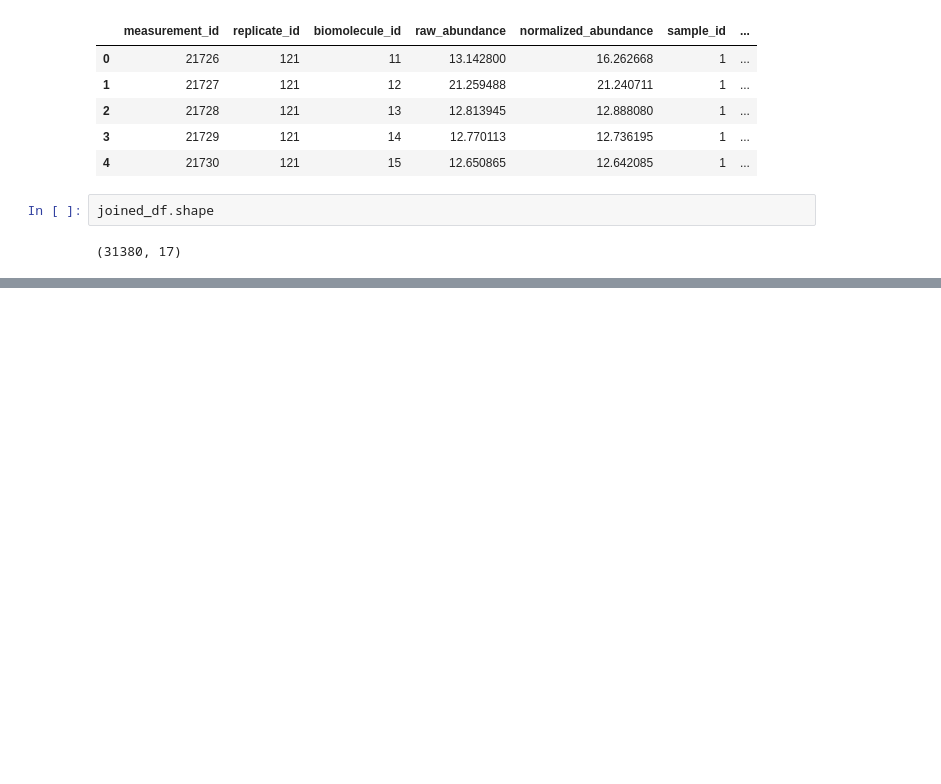
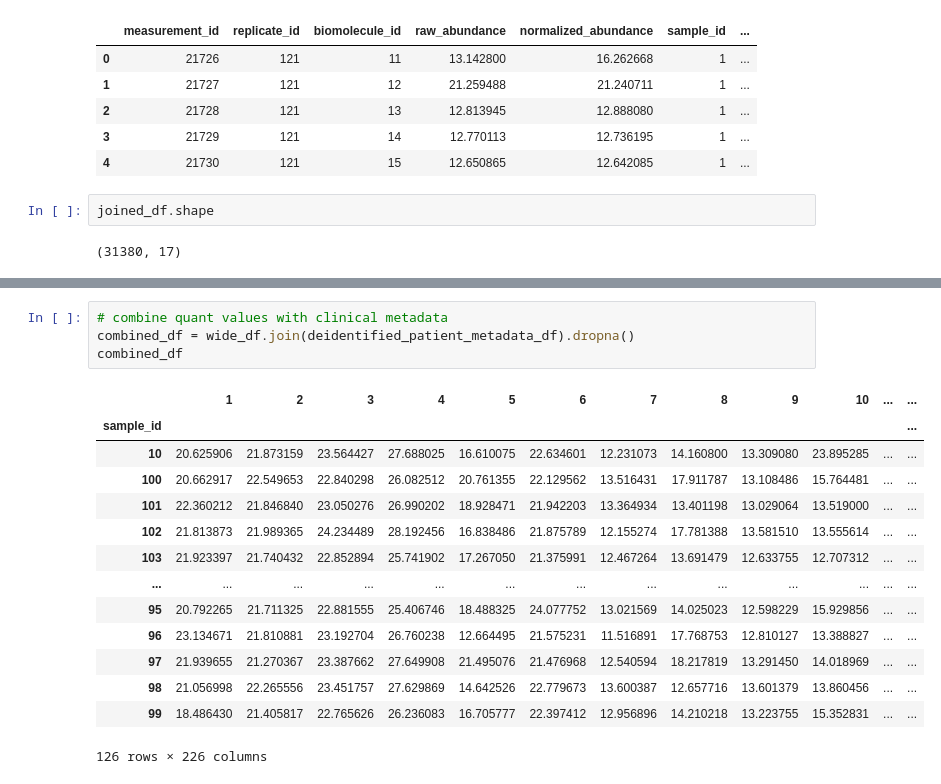
Before and after one commit to ijmiller2/COVID-19_Multi-Omics, a Jupyter notebook: eda/IJM/metabolomics/1.0_gc_metabolomics_PCA.ipynb, the cells around one changed output, grey strips where cells are left out. Cells and saved outputs as stored; diff of their text form; blank space fills up the shorter version.

```diff
--- a/eda/IJM/metabolomics/1.0_gc_metabolomics_PCA.ipynb
+++ b/eda/IJM/metabolomics/1.0_gc_metabolomics_PCA.ipynb
@@ -122,0 +223,19 @@ connection.close()
+# %%
+# combine quant values with clinical metadata
+combined_df = wide_df.join(deidentified_patient_metadata_df).dropna()
+combined_df
+# %% [output]
+|  | 1 | 2 | 3 | 4 | 5 | 6 | 7 | 8 | 9 | 10 | ... | ... |
+| sample_id |  |  |  |  |  |  |  |  |  |  |  | ... |
+| 10 | 20.625906 | 21.873159 | 23.564427 | 27.688025 | 16.610075 | 22.634601 | 12.231073 | 14.160800 | 13.309080 | 23.895285 | ... | ... |
+| 100 | 20.662917 | 22.549653 | 22.840298 | 26.082512 | 20.761355 | 22.129562 | 13.516431 | 17.911787 | 13.108486 | 15.764481 | ... | ... |
+| 101 | 22.360212 | 21.846840 | 23.050276 | 26.990202 | 18.928471 | 21.942203 | 13.364934 | 13.401198 | 13.029064 | 13.519000 | ... | ... |
+| 102 | 21.813873 | 21.989365 | 24.234489 | 28.192456 | 16.838486 | 21.875789 | 12.155274 | 17.781388 | 13.581510 | 13.555614 | ... | ... |
+| 103 | 21.923397 | 21.740432 | 22.852894 | 25.741902 | 17.267050 | 21.375991 | 12.467264 | 13.691479 | 12.633755 | 12.707312 | ... | ... |
+| ... | ... | ... | ... | ... | ... | ... | ... | ... | ... | ... | ... | ... |
+| 95 | 20.792265 | 21.711325 | 22.881555 | 25.406746 | 18.488325 | 24.077752 | 13.021569 | 14.025023 | 12.598229 | 15.929856 | ... | ... |
+| 96 | 23.134671 | 21.810881 | 23.192704 | 26.760238 | 12.664495 | 21.575231 | 11.516891 | 17.768753 | 12.810127 | 13.388827 | ... | ... |
+| 97 | 21.939655 | 21.270367 | 23.387662 | 27.649908 | 21.495076 | 21.476968 | 12.540594 | 18.217819 | 13.291450 | 14.018969 | ... | ... |
+| 98 | 21.056998 | 22.265556 | 23.451757 | 27.629869 | 14.642526 | 22.779673 | 13.600387 | 12.657716 | 13.601379 | 13.860456 | ... | ... |
+| 99 | 18.486430 | 21.405817 | 22.765626 | 26.236083 | 16.705777 | 22.397412 | 12.956896 | 14.210218 | 13.223755 | 15.352831 | ... | ... |
+126 rows × 226 columns
```
Also changed, not shown: parts of 17 cells of this notebook.
